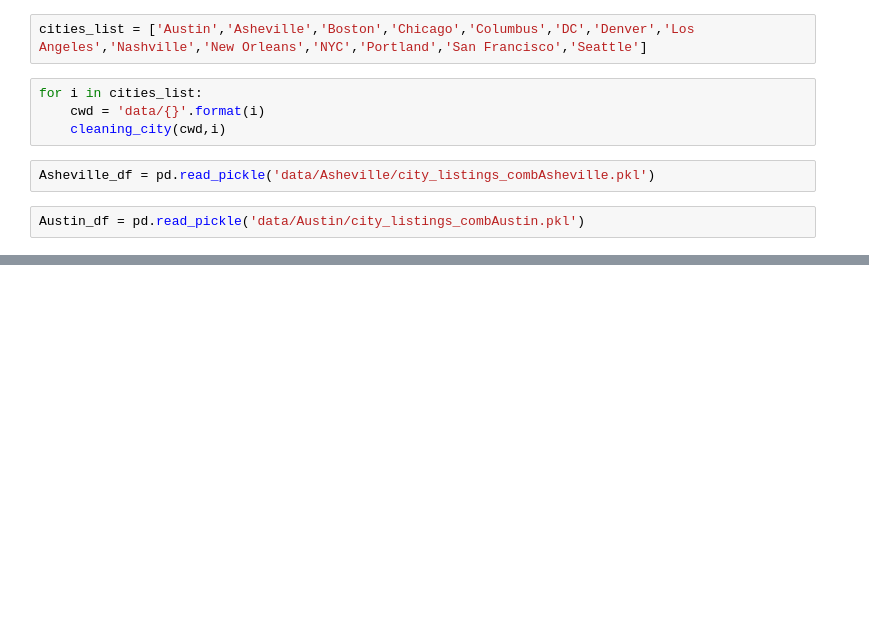
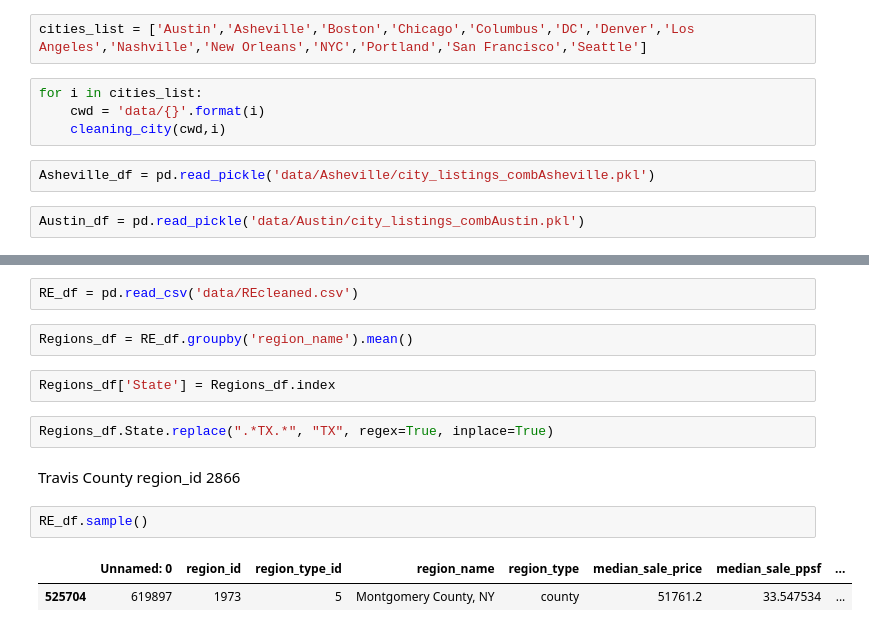
Before and after one commit to randallb15/Real-Estate-Analysis, a Jupyter notebook: ComparingCities.ipynb, the cells around one changed output, grey strips where cells are left out. Saved outputs shown, nothing was run; the diff lists cells and outputs as text; blank space fills up the shorter version.

```diff
--- a/ComparingCities.ipynb
+++ b/ComparingCities.ipynb
@@ -21,0 +50,15 @@ Asheville_df['accommodates'].hist()
+# %%
+RE_df = pd.read_csv('data/REcleaned.csv')
+# %%
+Regions_df = RE_df.groupby('region_name').mean()
+# %%
+Regions_df['State'] = Regions_df.index
+# %%
+Regions_df.State.replace(".*TX.*", "TX", regex=True, inplace=True)
+# %% [markdown]
+Travis County region_id 2866
+# %%
+RE_df.sample()
+# %% [output]
+|  | Unnamed: 0 | region_id | region_type_id | region_name | region_type | median_sale_price | median_sale_ppsf | ... |
+| 525704 | 619897 | 1973 | 5 | Montgomery County, NY | county | 51761.2 | 33.547534 | ... |
```
Also changed, not shown: parts of 19 cells of this notebook, 2 other files.
